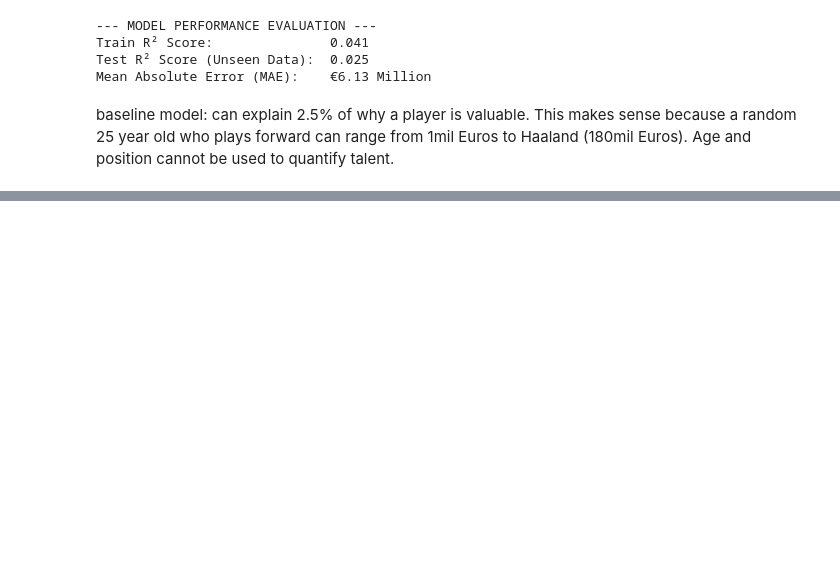
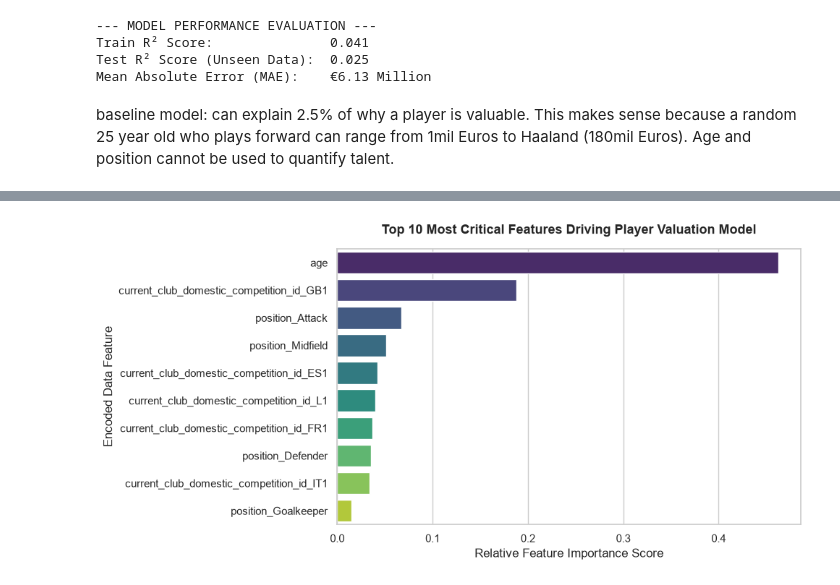
Before and after one commit to koenamk/football_data_visualization, a Jupyter notebook: valuation_prediction.ipynb, the cells around one changed output, grey strips where cells are left out. Cells and saved outputs as stored; diff of their text form; code cells hidden in the pictures; blank space fills up the shorter version.

Commit message:
model-reval

```diff
--- a/valuation_prediction.ipynb
+++ b/valuation_prediction.ipynb
@@ -120,0 +173,28 @@ baseline model: can explain 2.5% of why a player is valuable. This makes sense b
+# %%
+import matplotlib.pyplot as plt
+import seaborn as sns
+
+# 1. Extract feature names from the OHE preprocessor step
+cat_encoder = model_pipeline.named_steps['preprocessor'].named_transformers_['cat']
+encoded_features = list(cat_encoder.get_feature_names_out(['position', 'current_club_domestic_competition_id']))
+all_features = encoded_features + ['age']  # append the passthrough numerical feature
+
+# 2. Get the raw importance scores from the random forest regressor
+importances = model_pipeline.named_steps['regressor'].feature_importances_
+
+# 3. Create a clean DataFrame of features and their respective importance weightings
+fi_df = pd.DataFrame({'Feature': all_features, 'Importance': importances})
+fi_df = fi_df.sort_values(by='Importance', ascending=False).head(10)  # Top 10 most impactful rules
+
+# 4. Plot
+sns.set_theme(style="whitegrid")
+plt.figure(figsize=(10, 5))
+sns.barplot(data=fi_df, x='Importance', y='Feature', palette='viridis', hue='Feature', legend=False)
+
+plt.title('Top 10 Most Critical Features Driving Player Valuation Model', fontsize=13, weight='bold', pad=15)
+plt.xlabel('Relative Feature Importance Score')
+plt.ylabel('Encoded Data Feature')
+plt.tight_layout()
+plt.show()
+# %% [output]
+[figure, added]
```
Also changed, not shown: parts of 3 cells of this notebook.
